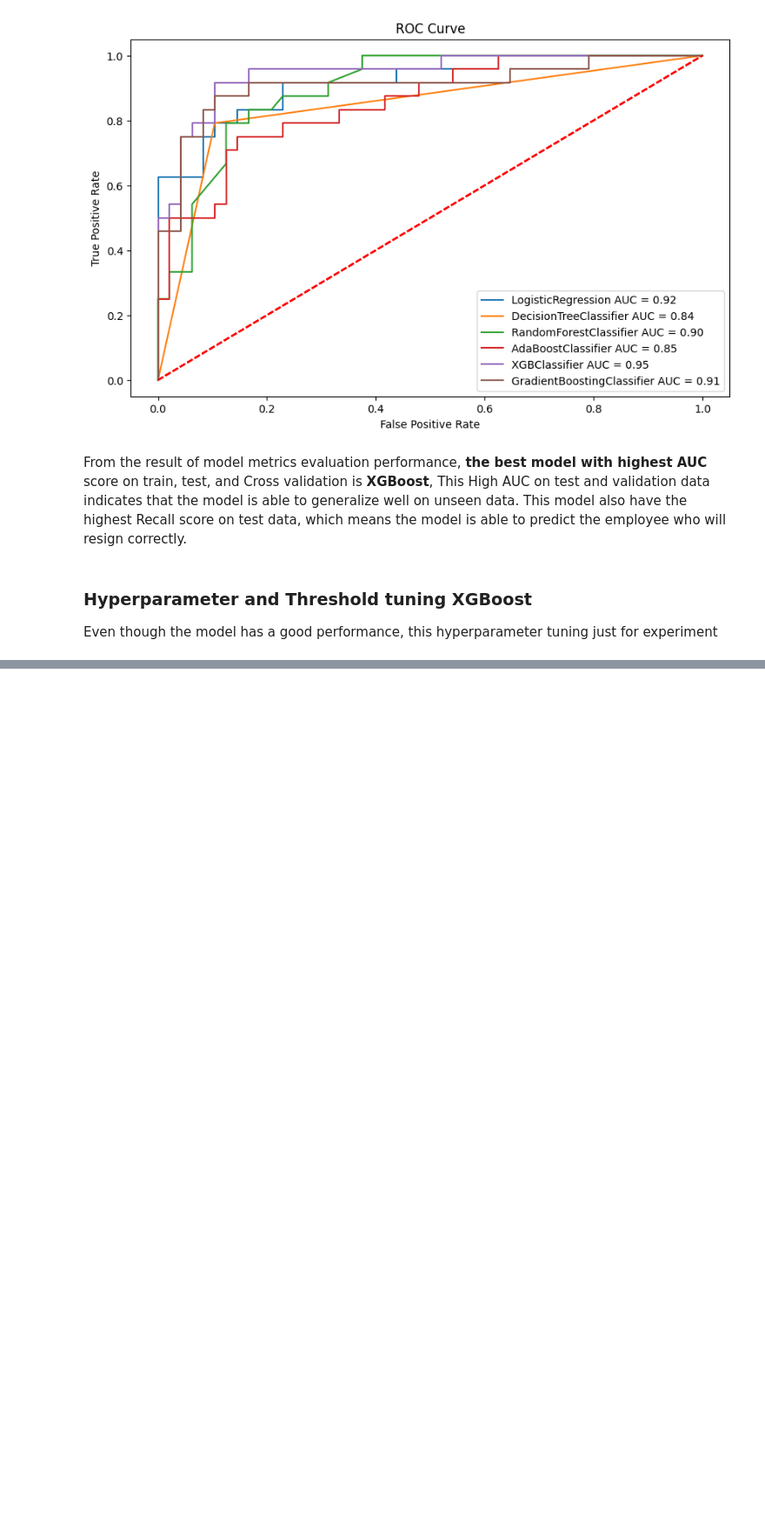
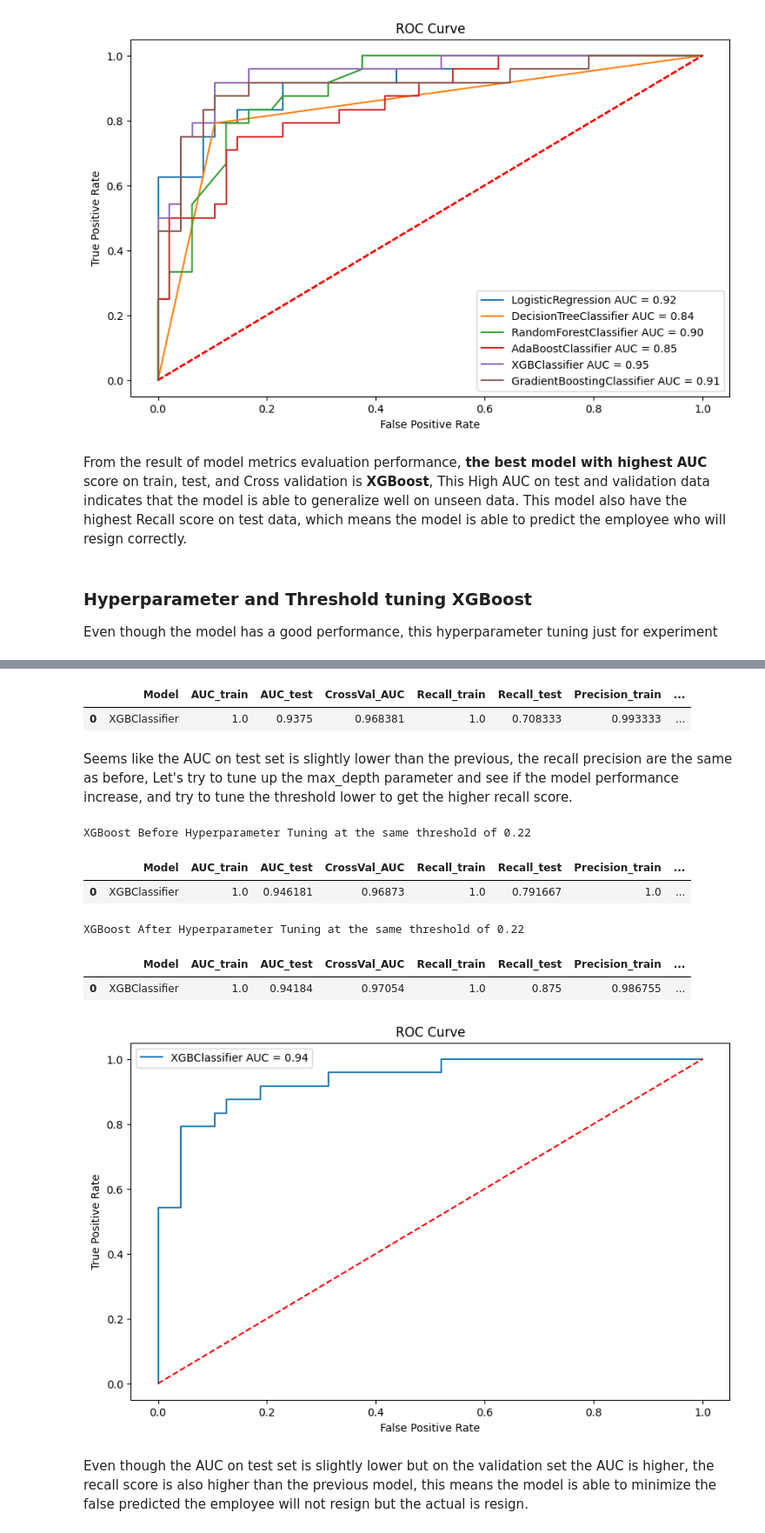
Before and after one commit to azaryasph/Improving-Employee-Retention-By-Predicting-Employee-Attrition-Using-Machine-Learning, a Jupyter notebook: notebook/predict_employee_attrition.ipynb, the cells around one changed output, grey strips where cells are left out. Shown at 87% size. Cells and saved outputs as stored; diff of their text form; code cells hidden in the pictures; blank space fills up the shorter version.

Commit message:
chore: finalize xgboost model

```diff
--- a/notebook/predict_employee_attrition.ipynb
+++ b/notebook/predict_employee_attrition.ipynb
@@ -1484 +1493,52 @@ LR Best Parameters: {'C': 1, 'penalty': 'l2', 'solver': 'liblinear'}
+# %%
+# Tune the model with the best parameter and get the best threshold probability
+xgb_tuned = XGBClassifier(**xgbest_params, random_state=103)
+
+xgb_tuned_score = train_eval_model(xgb_tuned, X_train_over, y_train_over, X_test_ohe, y_test, 0.5)
+
+display(xgb_tuned_score)
+# %% [output]
+|  | Model | AUC_train | AUC_test | CrossVal_AUC | Recall_train | Recall_test | Precision_train | ... |
+| 0 | XGBClassifier | 1.0 | 0.9375 | 0.968381 | 1.0 | 0.708333 | 0.993333 | ... |
+# %% [markdown]
+Seems like the AUC on test set is slightly lower than the previous, the recall precision are the same as before, Let's try to tune up the max_depth parameter and see if the model performance increase, and try to tune the threshold lower to get the higher recall score.
+# %%
+new_params = {
+    'colsample_bytree': 0.9,
+    'gamma': 0,
+    'learning_rate': 0.05,
+    'max_depth': 6, # Set the max_depth from 4 to 6
+    'min_child_weight': 1,
+    'n_estimators': 150,
+    'reg_alpha': 0.01,
+    'subsample': 0.9
+}
+
+# Tune the model with the best parameter and get the best threshold probability
+xgb_new = XGBClassifier(**new_params, random_state=103)
+
+# Train and evaluate the model with the same threshold of 0.22
+score_before_tuning = train_eval_model(xgb_hr, X_train_over, y_train_over, X_test_ohe, y_test, 0.22)
+score_after_tuning = train_eval_model(xgb_new, X_train_over, y_train_over, X_test_ohe, y_test, 0.22)
+
+print('XGBoost Before Hyperparameter Tuning at the same threshold of 0.22')
+display(score_before_tuning)
+
+print('XGBoost After Hyperparameter Tuning at the same threshold of 0.22')
+display(score_after_tuning)
+
+fig, ax = plt.subplots(figsize=(10, 6))
+plot_roc_curve(xgb_tuned, X_train_over, y_train_over, X_test_ohe, y_test, ax)
+ax.legend()
+plt.show()
+# %% [output]
+XGBoost Before Hyperparameter Tuning at the same threshold of 0.22
+|  | Model | AUC_train | AUC_test | CrossVal_AUC | Recall_train | Recall_test | Precision_train | ... |
+| 0 | XGBClassifier | 1.0 | 0.946181 | 0.96873 | 1.0 | 0.791667 | 1.0 | ... |
+XGBoost After Hyperparameter Tuning at the same threshold of 0.22
+|  | Model | AUC_train | AUC_test | CrossVal_AUC | Recall_train | Recall_test | Precision_train | ... |
+| 0 | XGBClassifier | 1.0 | 0.94184 | 0.97054 | 1.0 | 0.875 | 0.986755 | ... |
+[figure, added]
+# %% [markdown]
+Even though the AUC on test set is slightly lower but on the validation set the AUC is higher, the recall score is also higher than the previous model, this means the model is able to minimize the false predicted the employee will not resign but the actual is resign.
 # %%
```
Also changed, not shown: parts of 21 cells of this notebook.
